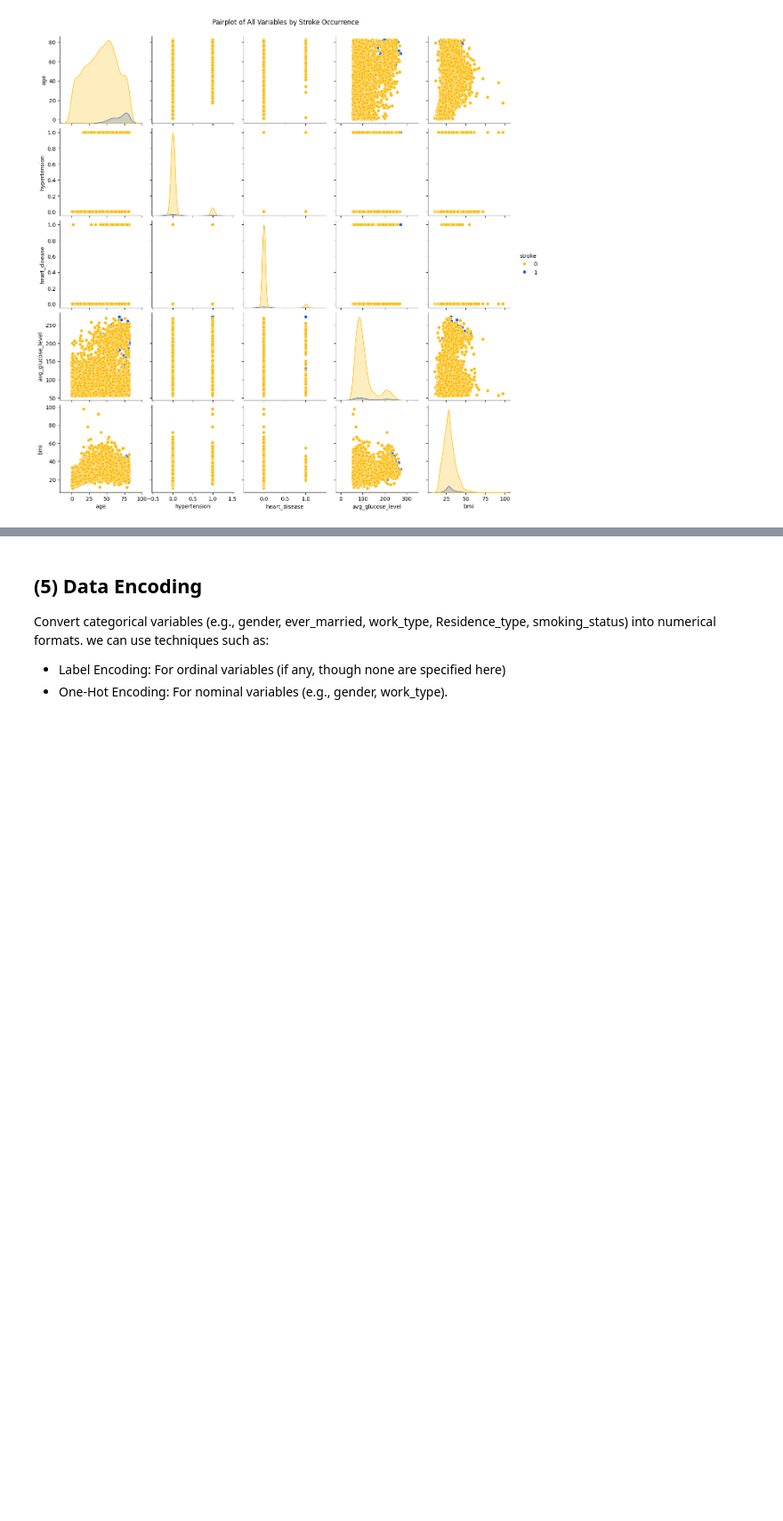
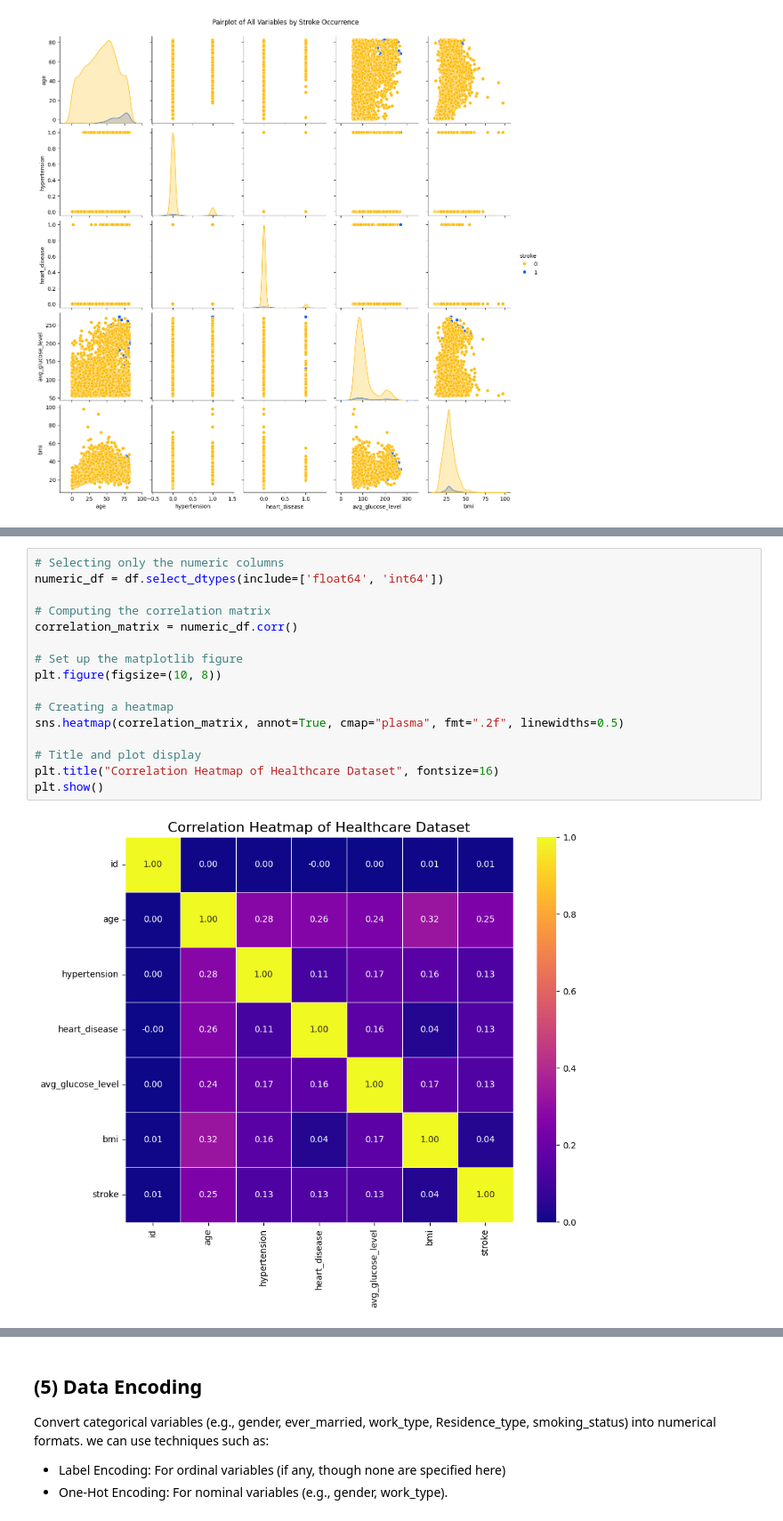
Before and after one commit to Kuldeep7k/Healthcare_Analysis_for_Stroke_Prediction, a Jupyter notebook: Healthcare Stroke Project.ipynb, the cells around one changed output, grey strips where cells are left out. Shown at 89% size. Cells and saved outputs as stored; diff of their text form; blank space fills up the shorter version.

```diff
--- a/Healthcare Stroke Project.ipynb
+++ b/Healthcare Stroke Project.ipynb
@@ -442,0 +423,18 @@ This pairplot visualization helps to identify these key relationships, highlight
+# %%
+# Selecting only the numeric columns
+numeric_df = df.select_dtypes(include=['float64', 'int64'])
+
+# Computing the correlation matrix
+correlation_matrix = numeric_df.corr()
+
+# Set up the matplotlib figure
+plt.figure(figsize=(10, 8))
+
+# Creating a heatmap
+sns.heatmap(correlation_matrix, annot=True, cmap="plasma", fmt=".2f", linewidths=0.5)
+
+# Title and plot display
+plt.title("Correlation Heatmap of Healthcare Dataset", fontsize=16)
+plt.show()
+# %% [output]
+[figure, added]
```
Also changed, not shown: parts of 16 cells of this notebook.
